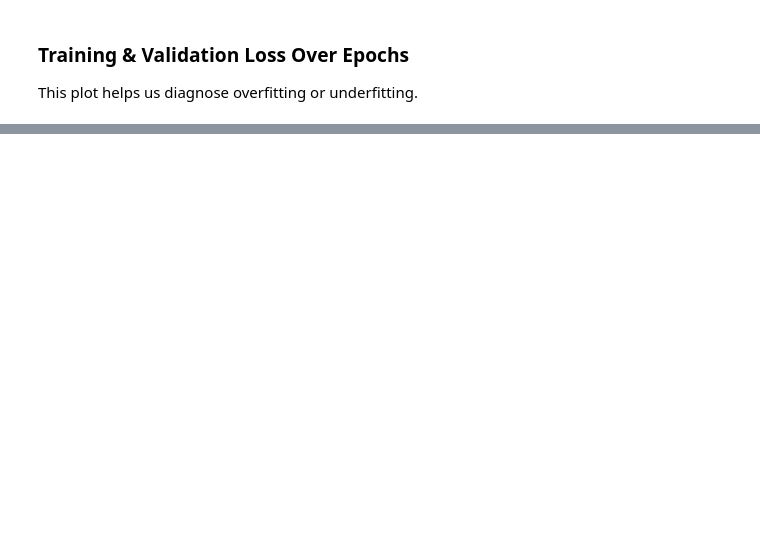
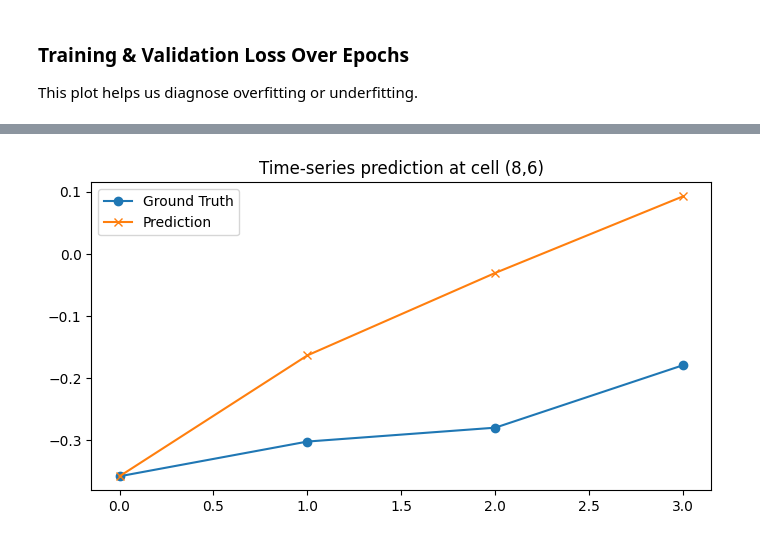
Before and after one commit to HenryNuo/traffic_flow_prediction, a Jupyter notebook: traffic_prediction_STGCN_NYC.ipynb, the cells around one changed output, grey strips where cells are left out. Saved outputs shown, nothing was run; the diff lists cells and outputs as text; code cells hidden in the pictures; blank space fills up the shorter version.

```diff
--- a/traffic_prediction_STGCN.ipynb
+++ b/traffic_prediction_STGCN_NYC.ipynb
@@ -428,0 +673,27 @@ plt.show()
+# %%
+# ============================
+# Time-series comparison
+# ============================
+
+i, j = 8, 6
+
+# extract:
+# - last input timestep
+# - GT next 3 steps
+# - Pred next 3 steps
+input_last = X_batch[b, -1, i, j, ch].cpu().numpy()
+gt_series = Y_batch[b, :, i, j, ch].cpu().numpy()
+pd_series = preds[b, :, i, j, ch].cpu().numpy()
+
+# build combined series
+series_gt = np.concatenate([[input_last], gt_series])
+series_pd = np.concatenate([[input_last], pd_series])
+
+plt.figure(figsize=(8,4))
+plt.plot(series_gt, marker="o", label="Ground Truth")
+plt.plot(series_pd, marker="x", label="Prediction")
+plt.title(f"Time-series prediction at cell ({i},{j})")
+plt.legend()
+plt.show()
+# %% [output]
+[figure, added]
```
Also changed, not shown: parts of 8 cells of this notebook.
